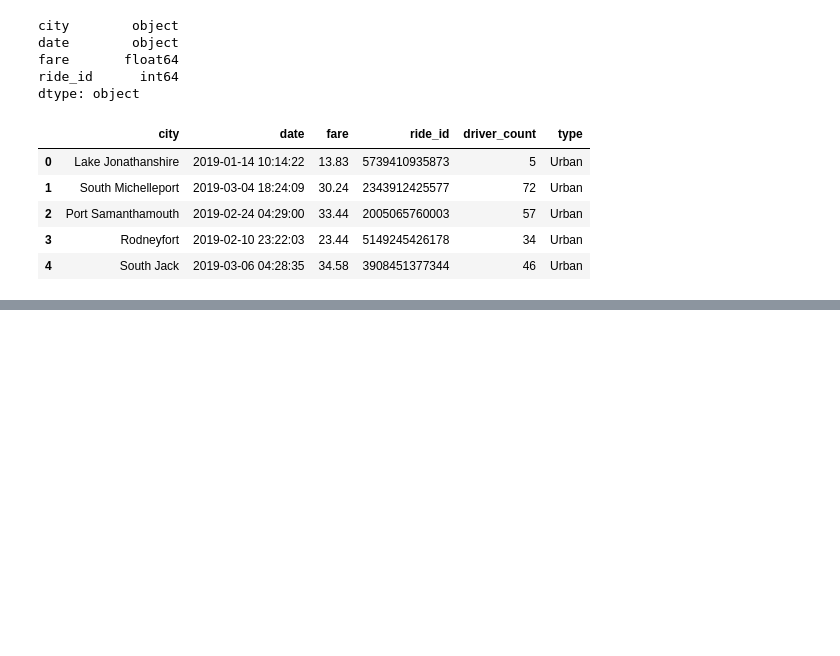
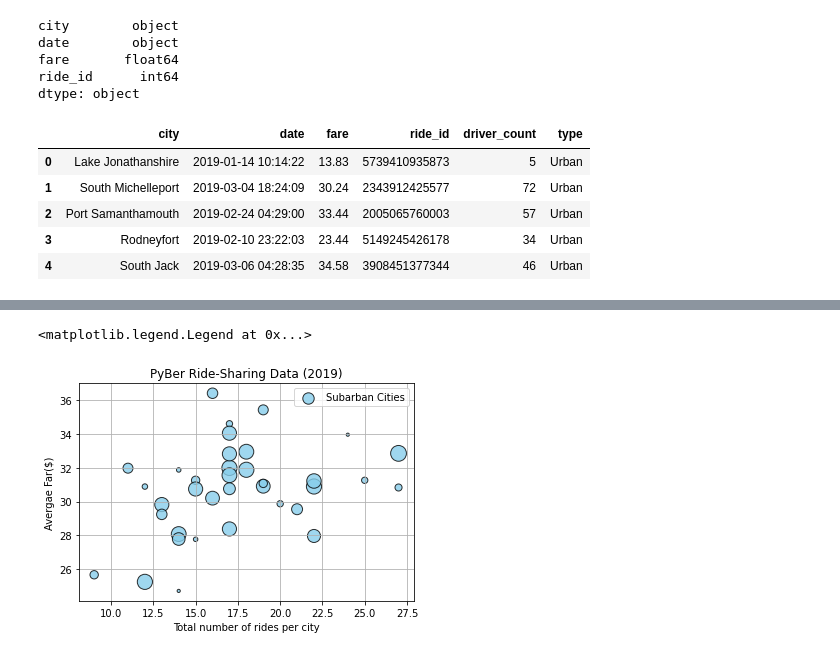
Before and after one commit to shaileeM/PyBer_Analysis, a Jupyter notebook: PyBer.ipynb, the cells around one changed output, grey strips where cells are left out. Cells and saved outputs as stored; diff of their text form; code cells hidden in the pictures; blank space fills up the shorter version.

```diff
--- a/PyBer.ipynb
+++ b/PyBer.ipynb
@@ -109,0 +122,5 @@ pyber_data_df.head()
+# %%
+rural_cities_df=pyber_data_df[pyber_data_df['type']=="Rural"]
+
+subarban_cities_df=pyber_data_df[pyber_data_df['type']=="Suburban"]
+subarban_cities_df
@@ -109,0 +213,15 @@ pyber_data_df.head()
+# %%
+#Scatter plot for Subarban type of cities
+
+plt.scatter(subarban_ride_count,subarban_average_fare, s=10*subarban_average_drivers, color="skyblue", edgecolor="black",
+            alpha=0.8, linewidths=1, label="Subarban Cities")
+
+plt.xlabel("Total number of rides per city")
+plt.ylabel("Avergae Far($)")
+
+plt.title("PyBer Ride-Sharing Data (2019)")
+plt.grid(True)
+plt.legend()
+# %% [output]
+<matplotlib.legend.Legend at 0x...>
+[figure, added]
```
Also changed, not shown: parts of 9 cells of this notebook.
